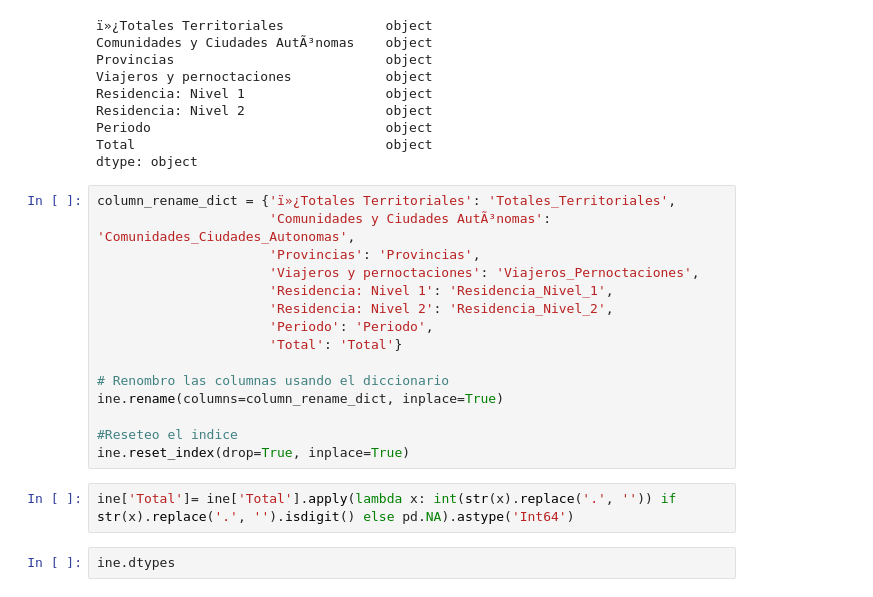
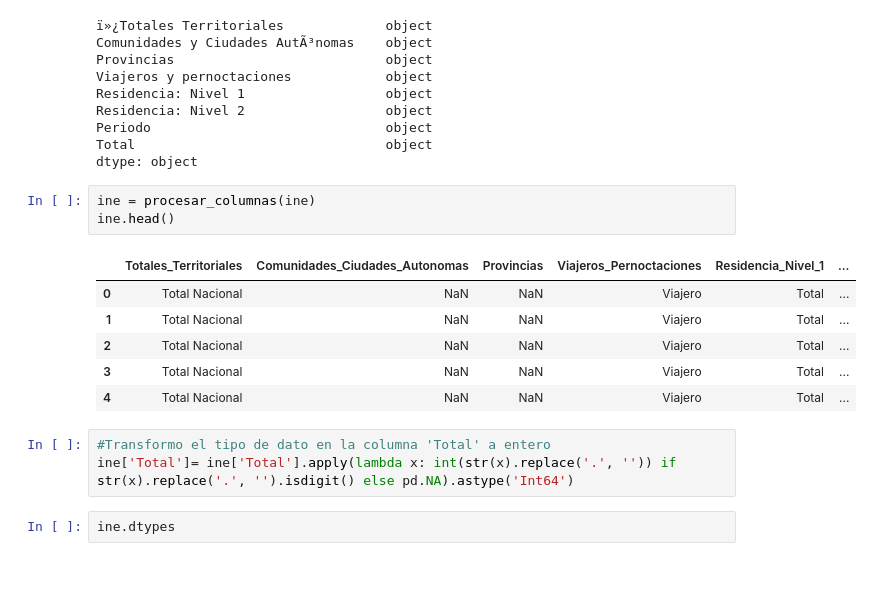
Before and after one commit to Carolina-MH/Proyecto_final, a Jupyter notebook: notebook/Final INE.ipynb, the cells around one changed output. Cells and saved outputs as stored; diff of their text form.

```diff
--- a/notebook/Final INE.ipynb
+++ b/notebook/Final INE.ipynb
@@ -40,22 +40,18 @@ Residencia: Nivel 2                  object
 Periodo                              object
 Total                                object
 dtype: object
-# %%
-column_rename_dict = {'ï»¿Totales Territoriales': 'Totales_Territoriales',
-                      'Comunidades y Ciudades AutÃ³nomas': 'Comunidades_Ciudades_Autonomas',
-                      'Provincias': 'Provincias',
-                      'Viajeros y pernoctaciones': 'Viajeros_Pernoctaciones',
-                      'Residencia: Nivel 1': 'Residencia_Nivel_1',
-                      'Residencia: Nivel 2': 'Residencia_Nivel_2',
-                      'Periodo': 'Periodo',
-                      'Total': 'Total'}
-
-# Renombro las columnas usando el diccionario
-ine.rename(columns=column_rename_dict, inplace=True)
-
-#Reseteo el indice
-ine.reset_index(drop=True, inplace=True)
+# %%
+ine = procesar_columnas(ine)
+ine.head()
+# %% [output]
+|  | Totales_Territoriales | Comunidades_Ciudades_Autonomas | Provincias | Viajeros_Pernoctaciones | Residencia_Nivel_1 | ... |
+| 0 | Total Nacional | NaN | NaN | Viajero | Total | ... |
+| 1 | Total Nacional | NaN | NaN | Viajero | Total | ... |
+| 2 | Total Nacional | NaN | NaN | Viajero | Total | ... |
+| 3 | Total Nacional | NaN | NaN | Viajero | Total | ... |
+| 4 | Total Nacional | NaN | NaN | Viajero | Total | ... |
 # %%
+#Transformo el tipo de dato en la columna 'Total' a entero
 ine['Total']= ine['Total'].apply(lambda x: int(str(x).replace('.', '')) if str(x).replace('.', '').isdigit() else pd.NA).astype('Int64')
 # %%
 ine.dtypes
```
Also changed, not shown: parts of 6 cells of this notebook, 11 other files.
